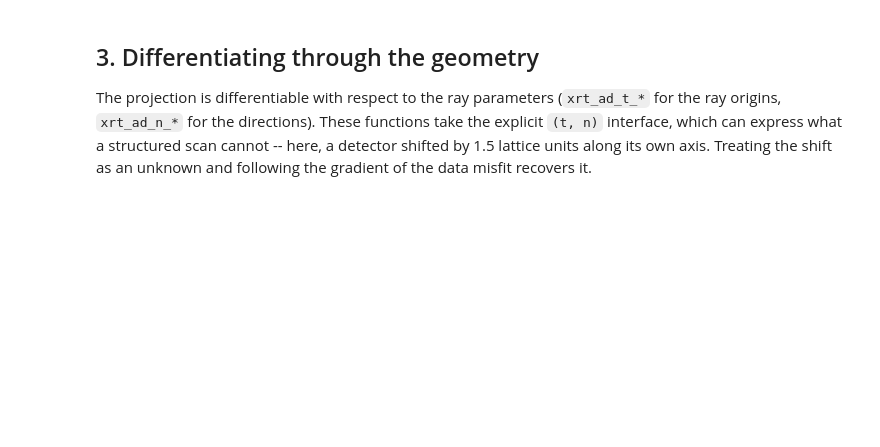
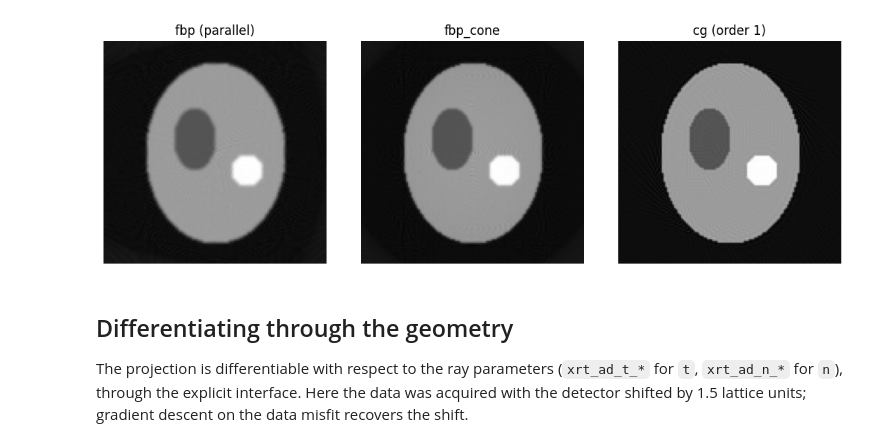
Before and after one commit to SepandKashani/xrt_toolkit, a Jupyter notebook: tutorial.ipynb, the cells around one changed output. Cells and saved outputs as stored; diff of their text form; code cells hidden in the pictures; blank space fills up the shorter version.

```diff
--- a/tutorial.ipynb
+++ b/tutorial.ipynb
@@ -128,0 +73,10 @@ plt.tight_layout()
+# %%
+sino_par = xtk.xrt_struct_apply(rays_par, knot, 0, f)    # (180 * 192,)
+sino_cone = xtk.xrt_struct_apply(rays_cone, knot, 0, f)  # (360 * 256,)
+
+fig, axs = plt.subplots(1, 2, figsize=(9, 3))
+axs[0].imshow(np.asarray(sino_par).reshape(180, 192), cmap="gray", aspect="auto")
+axs[0].set_title("parallel sinogram")
+axs[1].imshow(np.asarray(sino_cone).reshape(360, 256), cmap="gray", aspect="auto")
+axs[1].set_title("cone sinogram")
+plt.tight_layout()
@@ -128,0 +90,10 @@ plt.tight_layout()
+# %%
+bp = xtk.xrt_struct_adjoint(rays_par, knot, 0, sino_par)
+
+fig, axs = plt.subplots(1, 2, figsize=(7, 3.4))
+axs[0].imshow(img, cmap="gray"); axs[0].set_title("image")
+axs[1].imshow(np.asarray(bp).reshape(N, N), cmap="gray")
+axs[1].set_title(r"backprojection $A^\top y$")
+for ax in axs:
+    ax.axis("off")
+plt.tight_layout()
@@ -129,12 +109,27 @@ plt.tight_layout()
+# %%
+rec_fbp = xtk.fbp(rays_par, knot, sino_par)
+rec_cone = xtk.fbp_cone(rays_cone, knot, sino_cone, sod=sod, sdd=sdd)
+rec_cg = xtk.cg(lambda v: xtk.xrt_struct_apply(rays_par, knot, 1, v),
+                lambda v: xtk.xrt_struct_adjoint(rays_par, knot, 1, v),
+                xtk.xrt_struct_apply(rays_par, knot, 1, f), N * N, n_iter=25)
+
+fig, axs = plt.subplots(1, 3, figsize=(10.5, 3.4))
+for ax, (r, ti) in zip(axs, ((rec_fbp, "fbp (parallel)"),
+                             (rec_cone, "fbp_cone"),
+                             (rec_cg, "cg (order 1)"))):
+    ax.imshow(np.asarray(r).reshape(N, N), cmap="gray", vmin=-0.1, vmax=1.7)
+    ax.set_title(ti)
+    ax.axis("off")
+plt.tight_layout()
+# %% [output]
+[figure, added]
 # %% [markdown]
-## 3. Differentiating through the geometry
+## Differentiating through the geometry
 
 The projection is differentiable with respect to the ray parameters
-(`xrt_ad_t_*` for the ray origins, `xrt_ad_n_*` for the directions). These
-functions take the explicit `(t, n)` interface, which can express what a
-structured scan cannot -- here, a detector shifted by 1.5 lattice units along
-its own axis. Treating the shift as an unknown and following the gradient of
-the data misfit recovers it.
+(`xrt_ad_t_*` for `t`, `xrt_ad_n_*` for `n`), through the explicit interface.
+Here the data was acquired with the detector shifted by 1.5 lattice units;
+gradient descent on the data misfit recovers the shift.
 # %%
 a = np.linspace(0, np.pi, 180, endpoint=False)
 u = np.linspace(-0.75 * N, 0.75 * N, 192)
```
Also changed, not shown: parts of 20 cells of this notebook, 3 other files.
